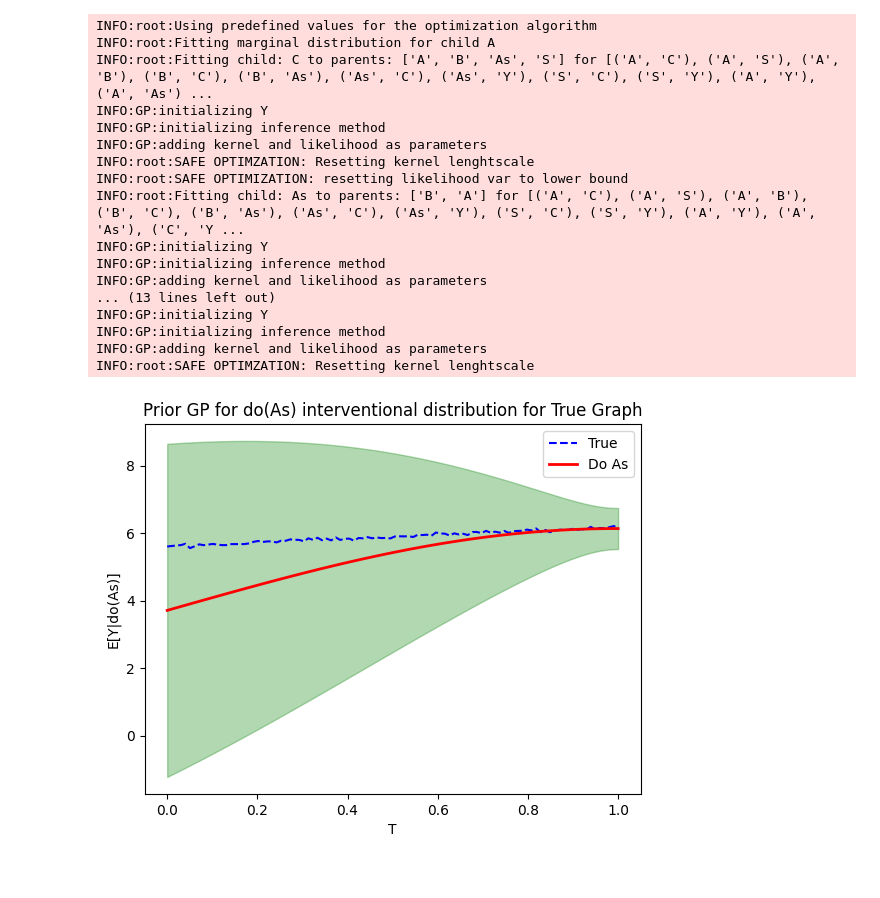
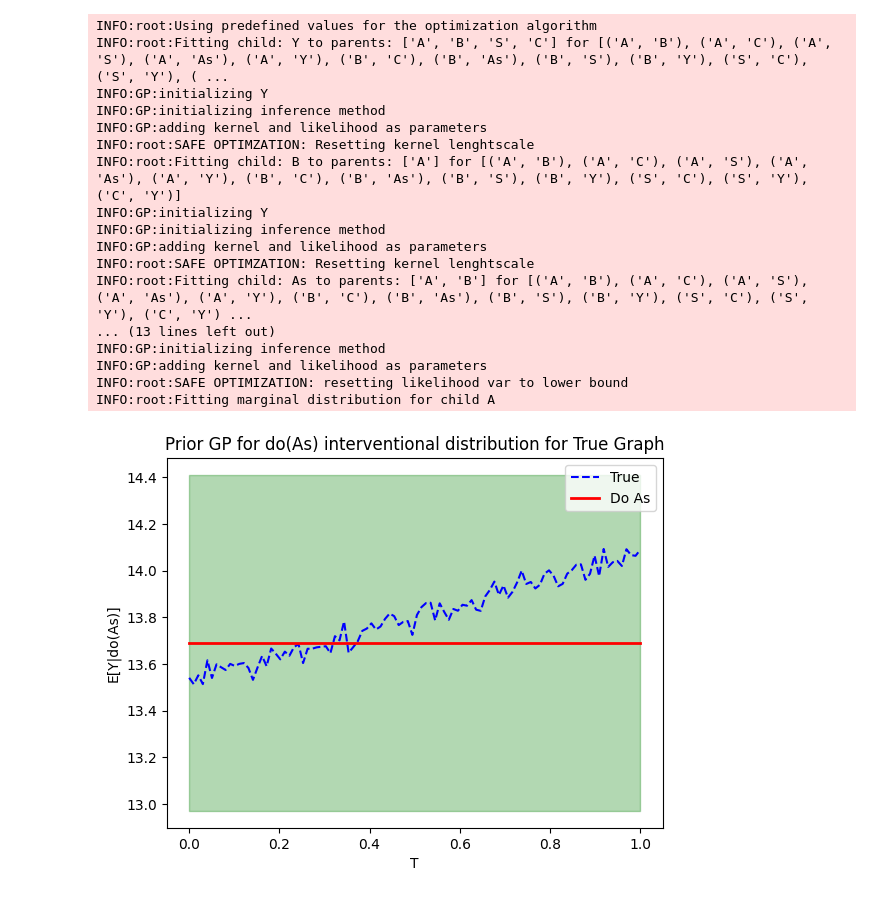
Before and after one commit to FearTheDeer9/AmortizedBayesianOptimization, a Jupyter notebook: experiments/cbo_6nodes_experiments.ipynb, the cells around one changed output. Drawn from its saved outputs; the diff is of its cells as text; code cells hidden in the pictures.

```diff
--- a/experiments/cbo_6nodes_experiments.ipynb
+++ b/experiments/cbo_6nodes_experiments.ipynb
@@ -142,21 +165,21 @@ INFO:root:SAFE OPTIMIZATION: resetting likelihood var to lower bound
 # %%
-plot_prior(1)
+plot_prior(2)
 # %% [output]
 INFO:root:Using predefined values for the optimization algorithm
-INFO:root:Fitting marginal distribution for child A
-INFO:root:Fitting child: C to parents: ['A', 'B', 'As', 'S'] for [('A', 'C'), ('A', 'S'), ('A', 'B'), ('B', 'C'), ('B', 'As'), ('As', 'C'), ('As', 'Y'), ('S', 'C'), ('S', 'Y'), ('A', 'Y'), ('A', 'As') ...
+INFO:root:Fitting child: Y to parents: ['A', 'B', 'S', 'C'] for [('A', 'B'), ('A', 'C'), ('A', 'S'), ('A', 'As'), ('A', 'Y'), ('B', 'C'), ('B', 'As'), ('B', 'S'), ('B', 'Y'), ('S', 'C'), ('S', 'Y'), ( ...
 INFO:GP:initializing Y
 INFO:GP:initializing inference method
 INFO:GP:adding kernel and likelihood as parameters
 INFO:root:SAFE OPTIMZATION: Resetting kernel lenghtscale
-INFO:root:SAFE OPTIMIZATION: resetting likelihood var to lower bound
-INFO:root:Fitting child: As to parents: ['B', 'A'] for [('A', 'C'), ('A', 'S'), ('A', 'B'), ('B', 'C'), ('B', 'As'), ('As', 'C'), ('As', 'Y'), ('S', 'C'), ('S', 'Y'), ('A', 'Y'), ('A', 'As'), ('C', 'Y ...
-INFO:GP:initializing Y
-INFO:GP:initializing inference method
-INFO:GP:adding kernel and likelihood as parameters
-... (13 lines left out)
+INFO:root:Fitting child: B to parents: ['A'] for [('A', 'B'), ('A', 'C'), ('A', 'S'), ('A', 'As'), ('A', 'Y'), ('B', 'C'), ('B', 'As'), ('B', 'S'), ('B', 'Y'), ('S', 'C'), ('S', 'Y'), ('C', 'Y')]
 INFO:GP:initializing Y
 INFO:GP:initializing inference method
 INFO:GP:adding kernel and likelihood as parameters
 INFO:root:SAFE OPTIMZATION: Resetting kernel lenghtscale
+INFO:root:Fitting child: As to parents: ['A', 'B'] for [('A', 'B'), ('A', 'C'), ('A', 'S'), ('A', 'As'), ('A', 'Y'), ('B', 'C'), ('B', 'As'), ('B', 'S'), ('B', 'Y'), ('S', 'C'), ('S', 'Y'), ('C', 'Y') ...
+... (13 lines left out)
+INFO:GP:initializing inference method
+INFO:GP:adding kernel and likelihood as parameters
+INFO:root:SAFE OPTIMIZATION: resetting likelihood var to lower bound
+INFO:root:Fitting marginal distribution for child A
-[figure, old version]
+[figure, new version]
```
Also changed, not shown: parts of 6 cells of this notebook, 7 other files.
